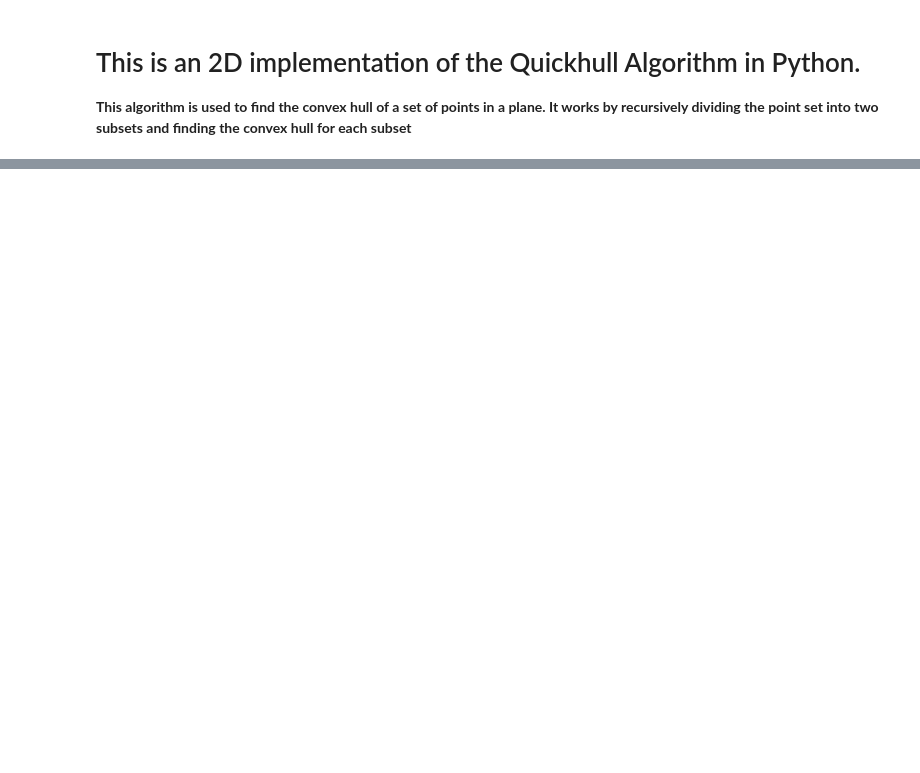
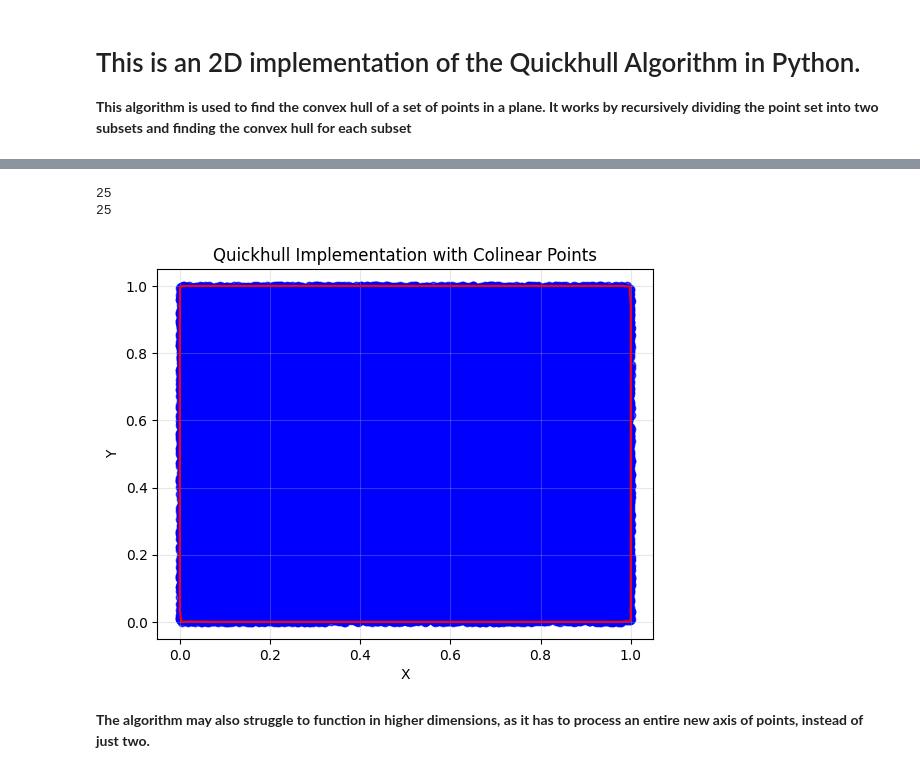
Before and after one commit to deltathecreatorr/Quickhull, a Jupyter notebook: quickhull.ipynb, the cells around one changed output, grey strips where cells are left out. Drawn from its saved outputs; the diff is of its cells as text; code cells hidden in the pictures; blank space fills up the shorter version.

```diff
--- a/quickhull.ipynb
+++ b/quickhull.ipynb
@@ -113,0 +199,27 @@ plt.show()
+# %%
+n_points = 60000
+random_points = [(random.random(), random.random()) for _ in range(n_points)]
+
+random_x = [p[0] for p in points]
+random_y = [p[1] for p in points]
+# %%
+convex_hull = quickhull(random_points)
+convex_x = [p[0] for p in convex_hull]
+convex_y = [p[1] for p in convex_hull]
+convex_x.append(convex_x[0])
+convex_y.append(convex_y[0])
+print(len(convex_x))
+print(len(convex_y))
+plt.scatter(random_x, random_y, alpha = 0.7, color = "blue")
+plt.plot(convex_x, convex_y, color = "red")
+plt.title("Quickhull Implementation with Colinear Points")
+plt.xlabel("X")
+plt.ylabel("Y")
+plt.grid(True, alpha = 0.3)
+plt.show()
+# %% [output]
+25
+25
+[figure, added]
+# %% [markdown]
+**The algorithm may also struggle to function in higher dimensions, as it has to process an entire new axis of points, instead of just two.**
```
Also changed, not shown: parts of 15 cells of this notebook, 1 other file.
